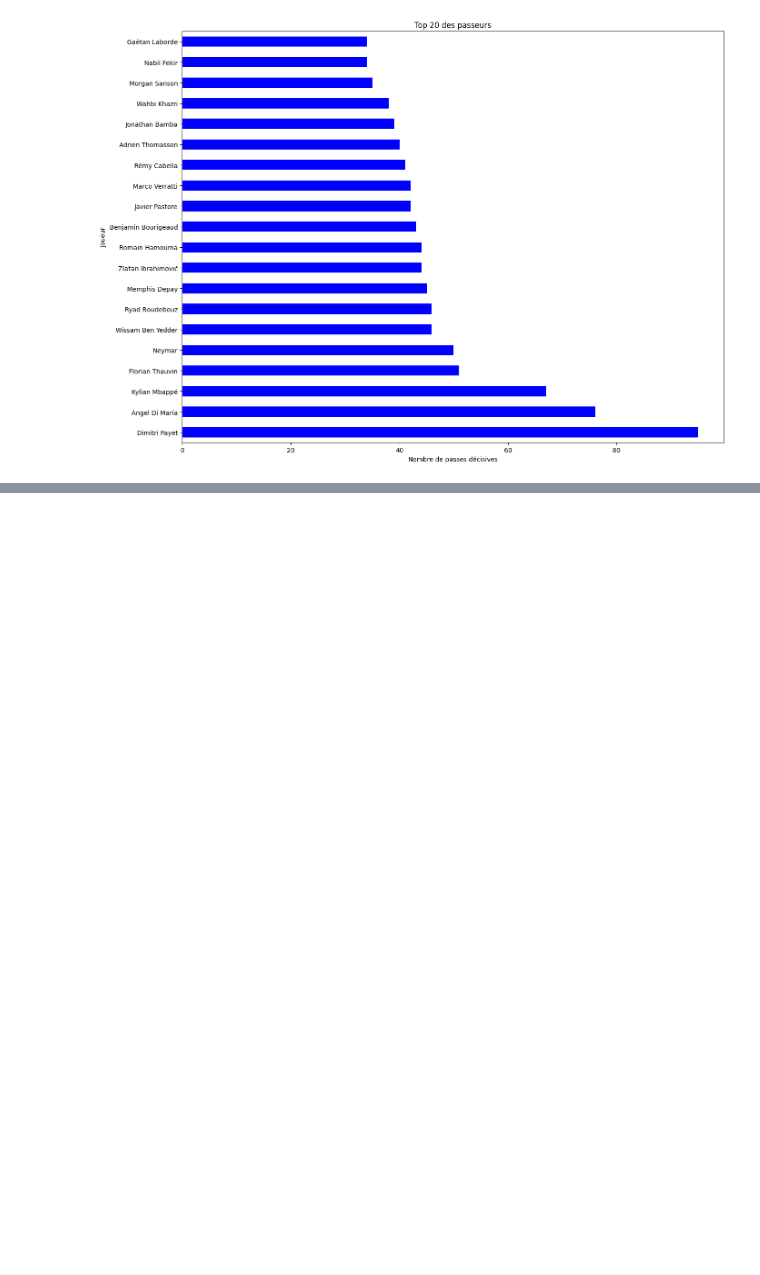
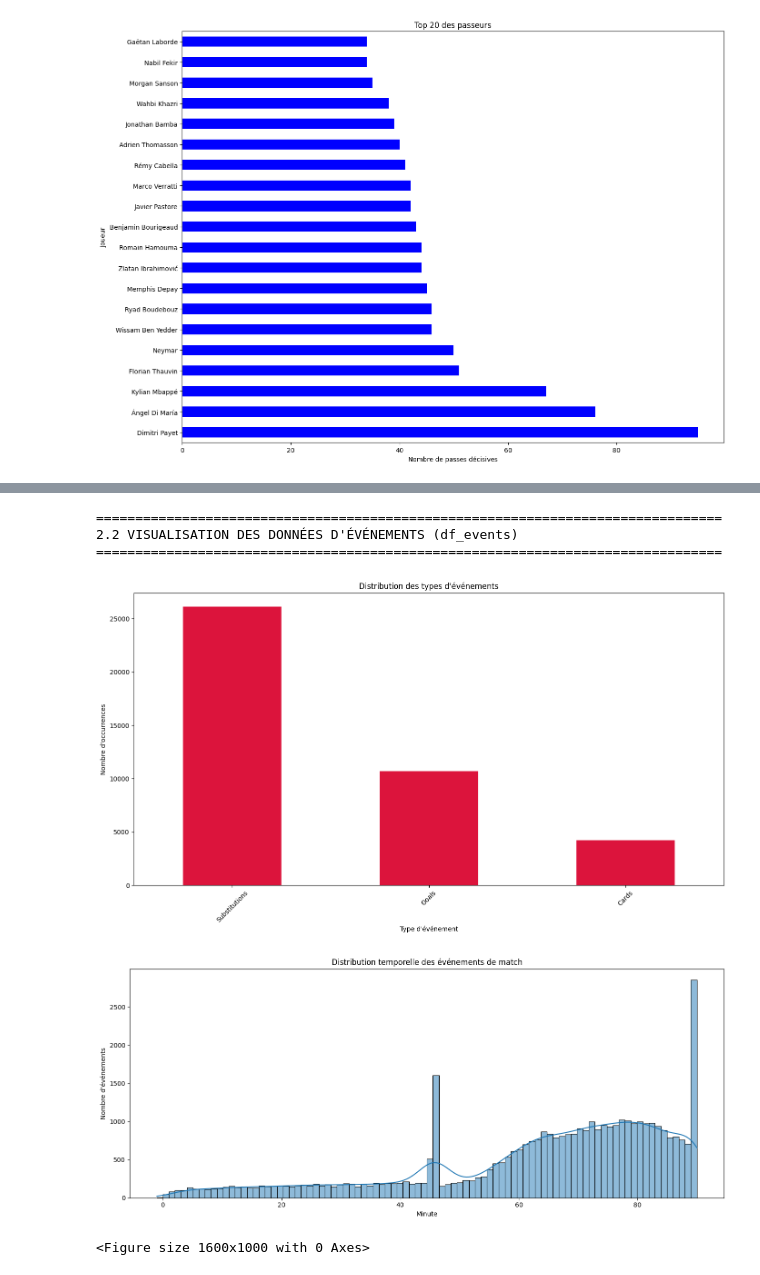
Before and after one commit to mohamed-bouchalkha/ligue1-match-prediction-Project, a Jupyter notebook: Prediction_Ligue1_2023.ipynb, the cells around one changed output, grey strips where cells are left out. Cells and saved outputs as stored; diff of their text form; code cells hidden in the pictures; blank space fills up the shorter version.

```diff
--- a/Prediction_Ligue1_2023.ipynb
+++ b/Prediction_Ligue1_2023.ipynb
@@ -1205,0 +1487,80 @@ Name: assists, dtype: int64
+# %%
+# -------------------------------------------------------------------------------
+# 2.2 VISUALISATION DES DONNÉES D'ÉVÉNEMENTS (df_events)
+# -------------------------------------------------------------------------------
+
+print("\n" + "="*80)
+print("2.2 VISUALISATION DES DONNÉES D'ÉVÉNEMENTS (df_events)")
+print("="*80)
+
+# Distribution des types d'événements
+plt.figure(figsize=(14, 8))
+event_types = df_events['type'].value_counts()
+event_types.plot(kind='bar', color='crimson')
+plt.title('Distribution des types d\'événements')
+plt.xlabel('Type d\'événement')
+plt.ylabel('Nombre d\'occurrences')
+plt.xticks(rotation=45)
+plt.tight_layout()
+
+
+# Distribution temporelle des événements
+plt.figure(figsize=(14, 6))
+sns.histplot(df_events['minute'], bins=90, kde=True)
+plt.title('Distribution temporelle des événements de match')
+plt.xlabel('Minute')
+plt.ylabel('Nombre d\'événements')
+plt.tight_layout()
+
+
+# Distribution temporelle par type d'événement
+plt.figure(figsize=(16, 10))
+main_events = ['Goal', 'Substitution', 'Yellow Card', 'Red Card']
+event_data = df_events[df_events['type'].isin(main_events)]
+
+if not event_data.empty:
+    sns.histplot(data=event_data, x='minute', hue='type', bins=90, element='step', common_norm=False)
+    plt.title('Distribution temporelle par type d\'événement')
+    plt.xlabel('Minute')
+    plt.ylabel('Nombre d\'événements')
+    plt.tight_layout()
+
+
+# Carte thermique des événements par jour de la semaine et heure
+df_events['dow'] = df_events['date'].dt.day_name()
+df_events['hour'] = pd.to_datetime(df_events['date']).dt.hour
+
+dow_order = ['Monday', 'Tuesday', 'Wednesday', 'Thursday', 'Friday', 'Saturday', 'Sunday']
+
+events_by_time = pd.crosstab(df_events['dow'], df_events['hour'])
+events_by_time = events_by_time.reindex(dow_order)
+
+plt.figure(figsize=(16, 8))
+sns.heatmap(events_by_time, cmap='YlOrRd', annot=True, fmt='d')
+plt.title('Carte thermique des événements par jour de la semaine et heure')
+plt.xlabel('Heure de la journée')
+plt.ylabel('Jour de la semaine')
+plt.tight_layout()
+
+# Top 20 des buteurs
+if 'Goal' in df_events['type'].values:
+    goal_scorers = df_events[df_events['type'] == 'Goal']['player_id'].value_counts().head(20)
+
+    # Récupérer les noms des joueurs depuis df_lineups
+    player_names = df_lineups[['player_id', 'player_name']].drop_duplicates().set_index('player_id')
+    goal_scorers_named = pd.Series(index=[player_names.loc[pid, 'player_name'] if pid in player_names.index else f"Joueur {pid}"
+                                         for pid in goal_scorers.index], data=goal_scorers.values)
+
+    plt.figure(figsize=(14, 10))
+    goal_scorers_named.plot(kind='barh', color='forestgreen')
+    plt.title('Top 20 des buteurs')
+    plt.xlabel('Nombre de buts')
+    plt.ylabel('Joueur')
+    plt.tight_layout()
+# %% [output]
+================================================================================
+2.2 VISUALISATION DES DONNÉES D'ÉVÉNEMENTS (df_events)
+================================================================================
+[figure, added]
+[figure, added]
+<Figure size 1600x1000 with 0 Axes>
```
Also changed, not shown: parts of 21 cells of this notebook.
